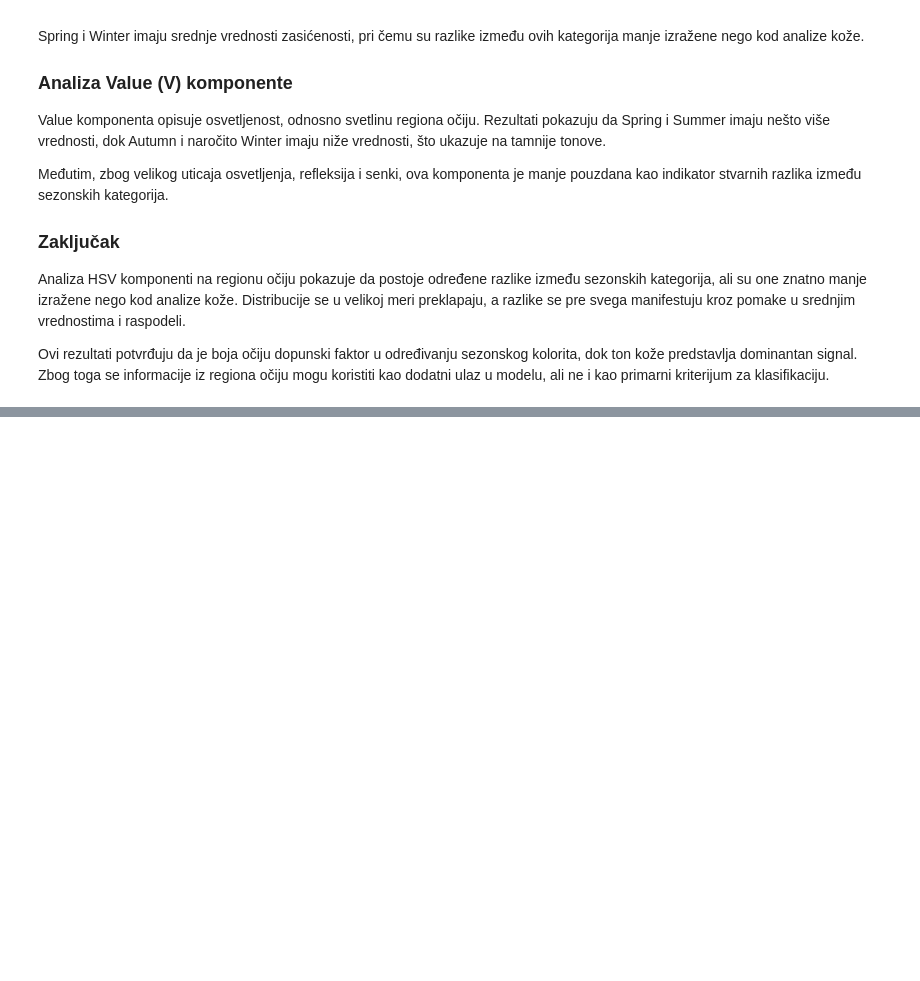
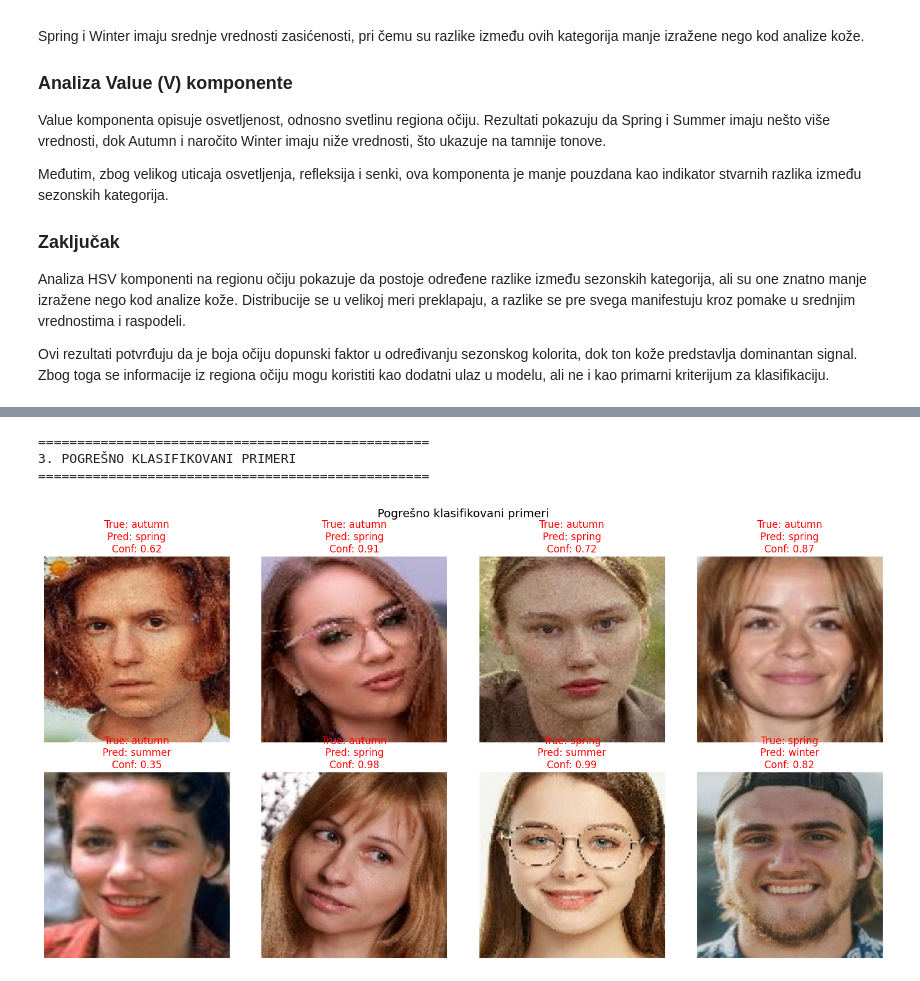
Before and after one commit to natasarad02/color-analysis-project, a Jupyter notebook: druga_kontrolna_tacka.ipynb, the cells around one changed output, grey strips where cells are left out. Drawn from its saved outputs; the diff is of its cells as text; code cells hidden in the pictures; blank space fills up the shorter version.

```diff
--- a/druga_kontrolna_tacka.ipynb
+++ b/druga_kontrolna_tacka.ipynb
@@ -689,0 +945,10 @@ Ovi rezultati potvrđuju da je boja očiju dopunski faktor u određivanju sezons
+# %%
+print("\n" + "="*50)
+print("3. POGREŠNO KLASIFIKOVANI PRIMERI")
+print("="*50)
+viz.visualize_misclassified(test_loader, num_examples=8)
+# %% [output]
+==================================================
+3. POGREŠNO KLASIFIKOVANI PRIMERI
+==================================================
+[figure, added]
```
Also changed, not shown: parts of 8 cells of this notebook, 1 other file.
